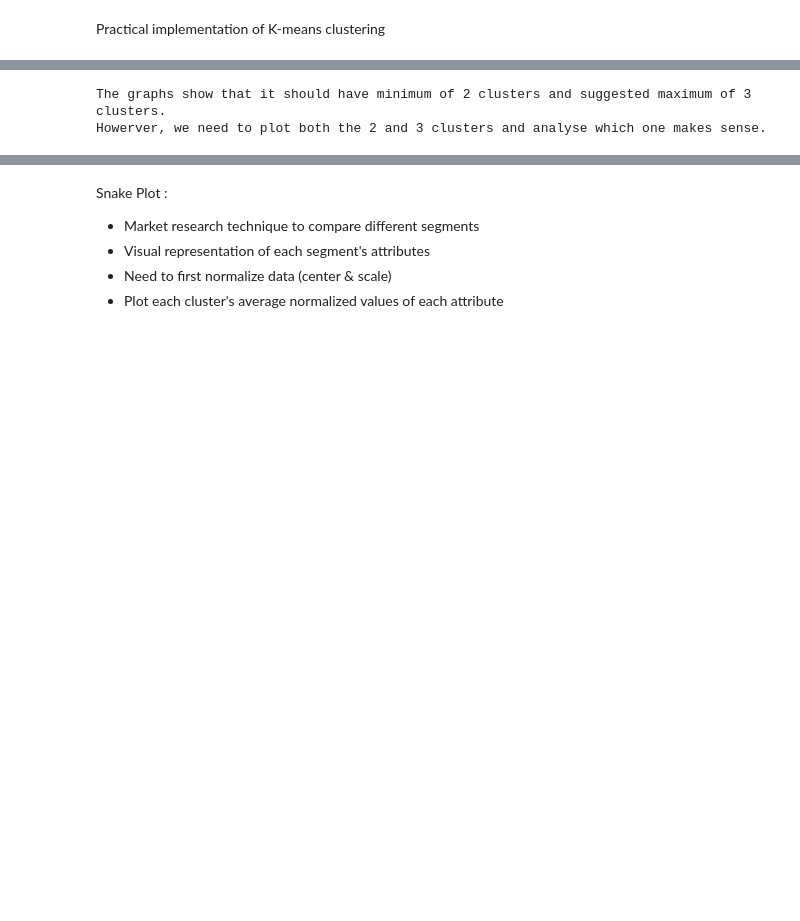
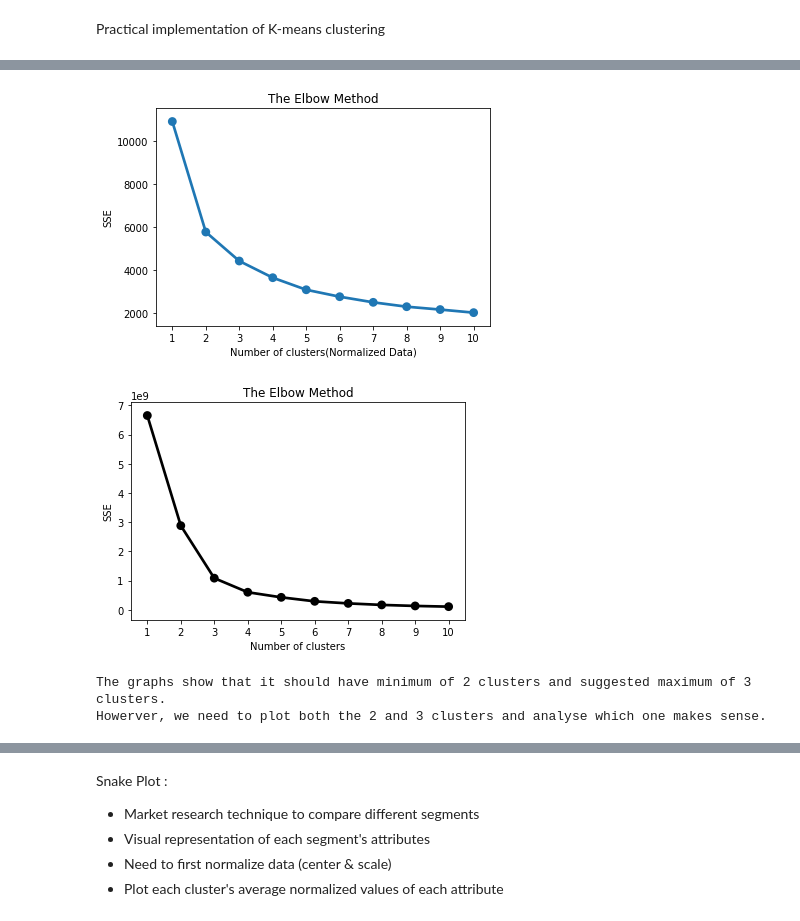
Before and after one commit to sagnikrana/Cohort-analysis-and-customer-segmentation-using-unsupervised-learning, a Jupyter notebook: Cohort analysis and customer segmentation using unsupervised learning.ipynb, the cells around one changed output, grey strips where cells are left out. Drawn from its saved outputs; the diff is of its cells as text; code cells hidden in the pictures; blank space fills up the shorter version.

```diff
--- a/Cohort analysis and customer segmentation using unsupervised learning.ipynb
+++ b/Cohort analysis and customer segmentation using unsupervised learning.ipynb
@@ -554,13 +556,11 @@ for k in range(1, 11):
 
 key = list(sse.keys())
 value = list(sse.values())
-p = figure(x_axis_label = 'No. of clusters(Normalized Data)',y_axis_label = 'SSE', plot_width=400, plot_height=400, background_fill_color = 'aliceblue')
-
-p.line(key, value, line_width=2, color = "black")
-
-p.circle(key, value, fill_color="cyan", size=8)
-
-show(p)
+# Plot SSE for each cluster
+plt.title('The Elbow Method')
+plt.xlabel('Number of clusters(Normalized Data)'); plt.ylabel('SSE')
+sns.pointplot(x=key, y=value)
+plt.show()
 
 sse = {}
 for k in range(1, 11):
@@ -570,13 +570,13 @@ for k in range(1, 11):
 
 key = list(sse.keys())
 value = list(sse.values())
-p = figure(x_axis_label = 'No. of clusters',y_axis_label = 'SSE',plot_width=400, plot_height=400, background_fill_color = 'aliceblue')
-
-p.line(key, value, line_width=2, color = "black")
-
-p.circle(key, value, fill_color="cyan", size=8)
-
-show(p)
+key = list(sse.keys())
+value = list(sse.values())
+# Plot SSE for each cluster
+plt.title('The Elbow Method')
+plt.xlabel('Number of clusters'); plt.ylabel('SSE')
+sns.pointplot(x=key, y=value, color='black')
+plt.show()
 
 print('The graphs show that it should have minimum of 2 clusters and suggested maximum of 3 clusters.')
 print('Howerver, we need to plot both the 2 and 3 clusters and analyse which one makes sense.')
@@ -588,3 +584,5 @@ print('Howerver, we need to plot both the 2 and 3 clusters and analyse which one
+[figure, added]
+[figure, added]
 The graphs show that it should have minimum of 2 clusters and suggested maximum of 3 clusters.
 Howerver, we need to plot both the 2 and 3 clusters and analyse which one makes sense.
 # %%
```
Also changed, not shown: parts of 7 cells of this notebook.
